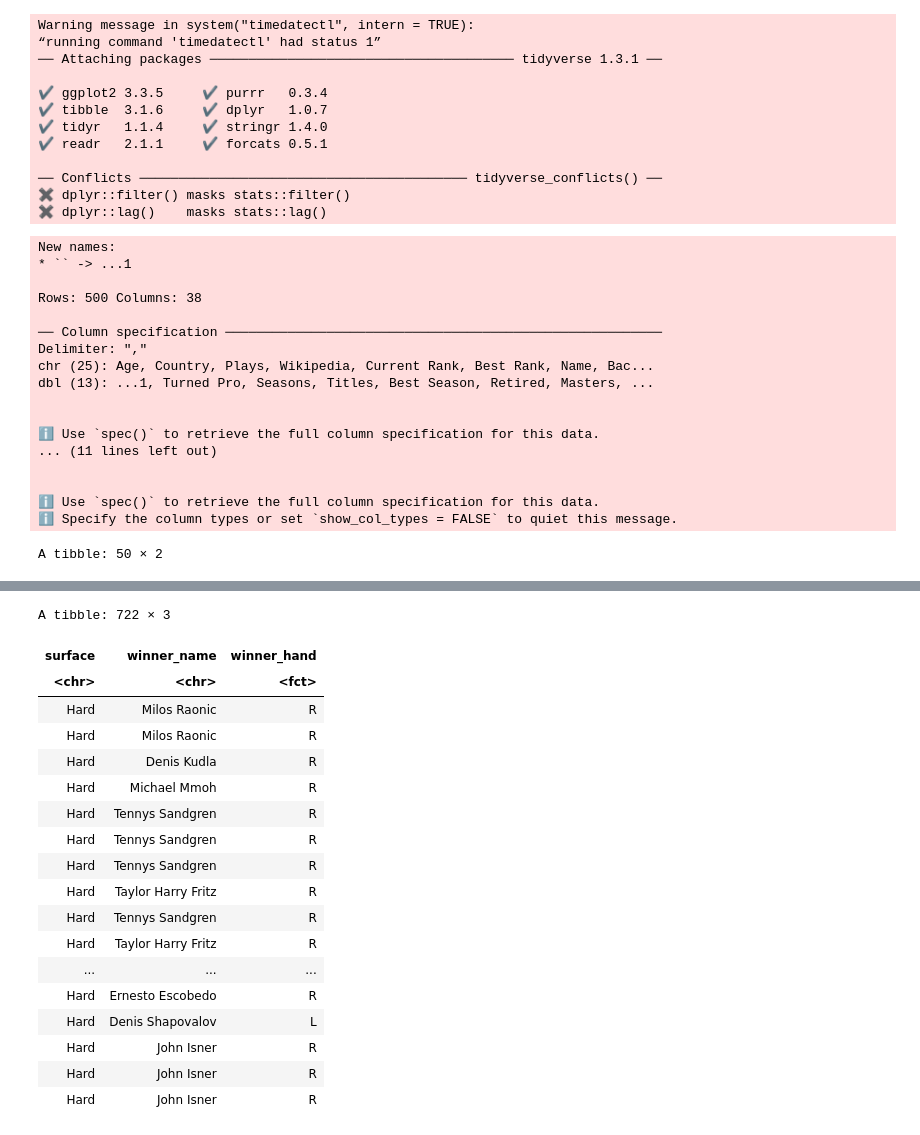
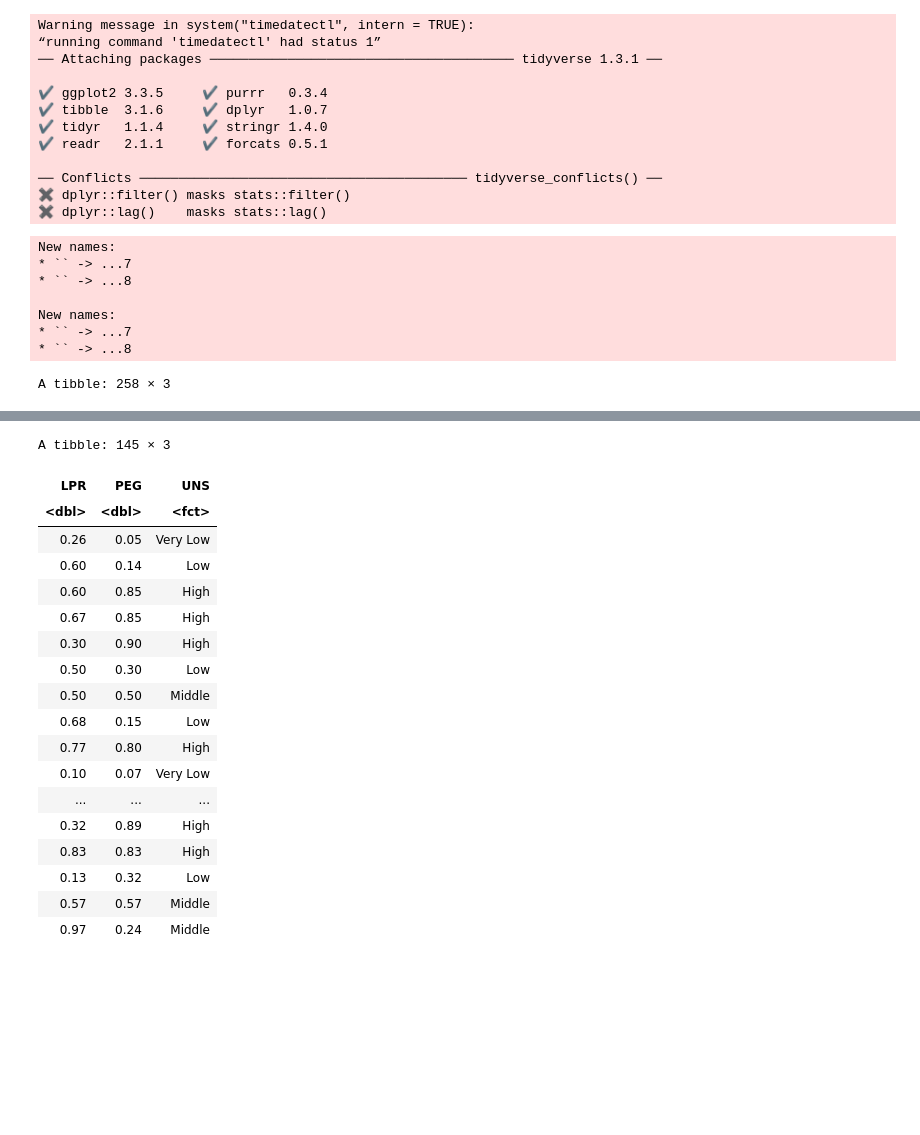
Before and after one commit to janicechn/project-005-25, a Jupyter notebook: term-project.ipynb, the cells around one changed output, grey strips where cells are left out. Drawn from its saved outputs; the diff is of its cells as text; code cells hidden in the pictures; blank space fills up the shorter version.

Commit message:
new data and plot

```diff
--- a/term-project.ipynb
+++ b/term-project.ipynb
@@ -14,34 +16,20 @@ Warning message in system("timedatectl", intern = TRUE):
 ✖ dplyr::filter() masks stats::filter()
 ✖ dplyr::lag()    masks stats::lag()
 # %%
-player_data = read_delim("data/player_stats.csv", delim = ",") %>% # Data of Player Stats for Top 500 Players
-            filter(Country == 'Canada' | Country == 'United States') %>% # filter for players with country being Canada or United States
-            select(Name, Plays) %>% # select relevant variables: player name, what hand they play
-            mutate(Plays = as.factor(Plays)) # playing hand (Left or Right-handed) as a factor
-
-game_data = read_delim("data/atp2017-2019.csv", delim = ",") %>% # Data of Game results for Top 500 Players from 2017-2019
-            select(surface, winner_name, winner_hand) %>% # select relevant variables: court surface, winner, winner serving hand
-            filter(winner_name %in% player_data$Name) %>% # filter for winning games of relevant players (Canada and United States)
-            mutate(winner_hand = as.factor(winner_hand)) # serving hang as a factor
-
-player_data
-game_data
+user_train = read_excel("data/Data_User_Modeling_Dataset_Hamdi Tolga KAHRAMAN.xls", sheet = 2) %>%
+            select(LPR, PEG, UNS) %>%
+            mutate(UNS = as.factor(UNS))
+user_test = read_excel("data/Data_User_Modeling_Dataset_Hamdi Tolga KAHRAMAN.xls", sheet = 3) %>%
+            select(LPR, PEG, UNS) %>%
+            mutate(UNS = as.factor(UNS))
+user_train
+user_test
 # %% [output]
 New names:
-* `` -> ...1
+* `` -> ...7
+* `` -> ...8
 
-Rows: 500 Columns: 38
-
-── Column specification ────────────────────────────────────────────────────────
-Delimiter: ","
-chr (25): Age, Country, Plays, Wikipedia, Current Rank, Best Rank, Name, Bac...
-dbl (13): ...1, Turned Pro, Seasons, Titles, Best Season, Retired, Masters, ...
-
-
-ℹ Use `spec()` to retrieve the full column specification for this data.
-... (11 lines left out)
-
-
-ℹ Use `spec()` to retrieve the full column specification for this data.
-ℹ Specify the column types or set `show_col_types = FALSE` to quiet this message.
+New names:
+* `` -> ...7
+* `` -> ...8
-A tibble: 50 × 2
+A tibble: 258 × 3
@@ -66,19 +54,19 @@ A tibble: 50 × 2
-A tibble: 722 × 3
+A tibble: 145 × 3
-| surface | winner_name | winner_hand |
-| <chr> | <chr> | <fct> |
-| Hard | Milos Raonic | R |
-| Hard | Milos Raonic | R |
-| Hard | Denis Kudla | R |
-| Hard | Michael Mmoh | R |
-| Hard | Tennys Sandgren | R |
-| Hard | Tennys Sandgren | R |
-| Hard | Tennys Sandgren | R |
-| Hard | Taylor Harry Fritz | R |
-| Hard | Tennys Sandgren | R |
-| Hard | Taylor Harry Fritz | R |
+| LPR | PEG | UNS |
+| <dbl> | <dbl> | <fct> |
+| 0.26 | 0.05 | Very Low |
+| 0.60 | 0.14 | Low |
+| 0.60 | 0.85 | High |
+| 0.67 | 0.85 | High |
+| 0.30 | 0.90 | High |
+| 0.50 | 0.30 | Low |
+| 0.50 | 0.50 | Middle |
+| 0.68 | 0.15 | Low |
+| 0.77 | 0.80 | High |
+| 0.10 | 0.07 | Very Low |
 | ... | ... | ... |
-| Hard | Ernesto Escobedo | R |
-| Hard | Denis Shapovalov | L |
-| Hard | John Isner | R |
-| Hard | John Isner | R |
-| Hard | John Isner | R |
+| 0.32 | 0.89 | High |
+| 0.83 | 0.83 | High |
+| 0.13 | 0.32 | Low |
+| 0.57 | 0.57 | Middle |
+| 0.97 | 0.24 | Middle |
```
Also changed, not shown: parts of 3 cells of this notebook.
